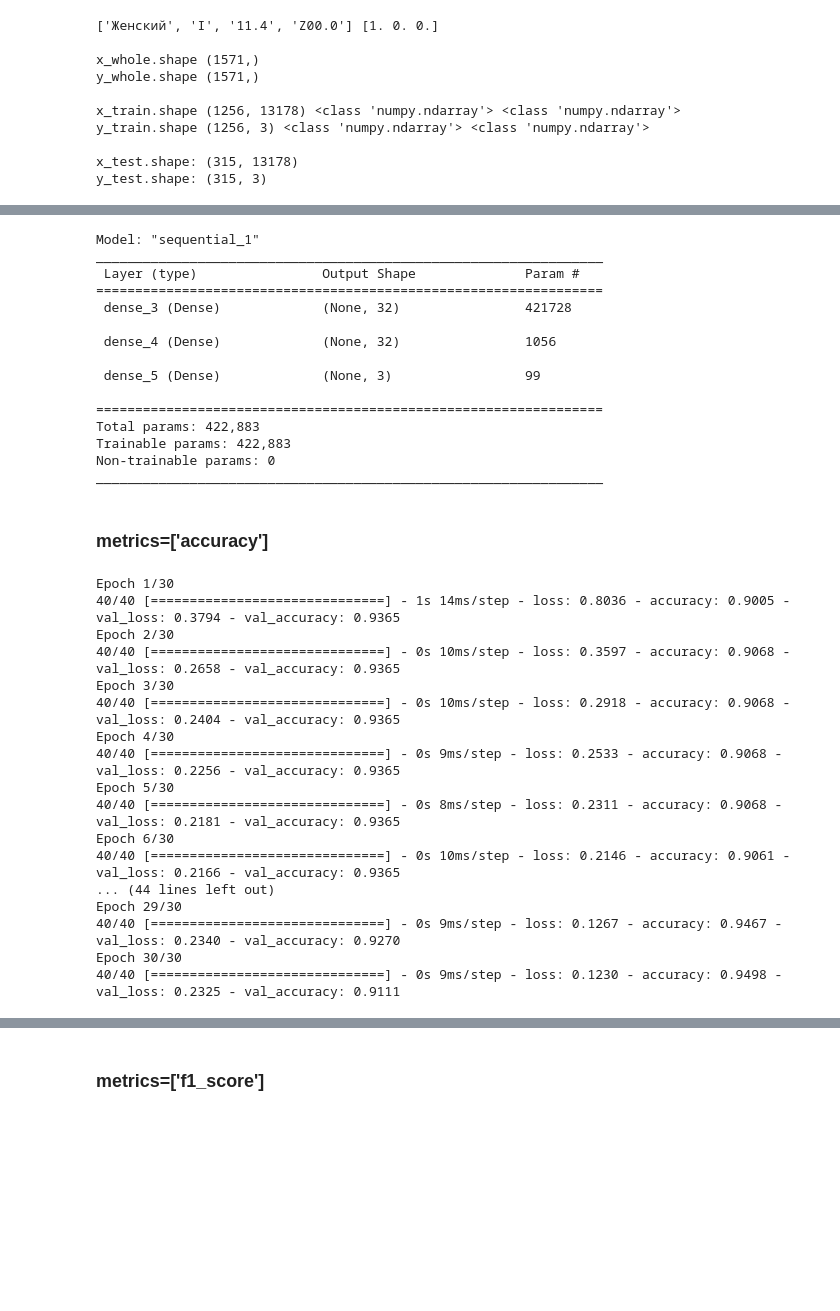
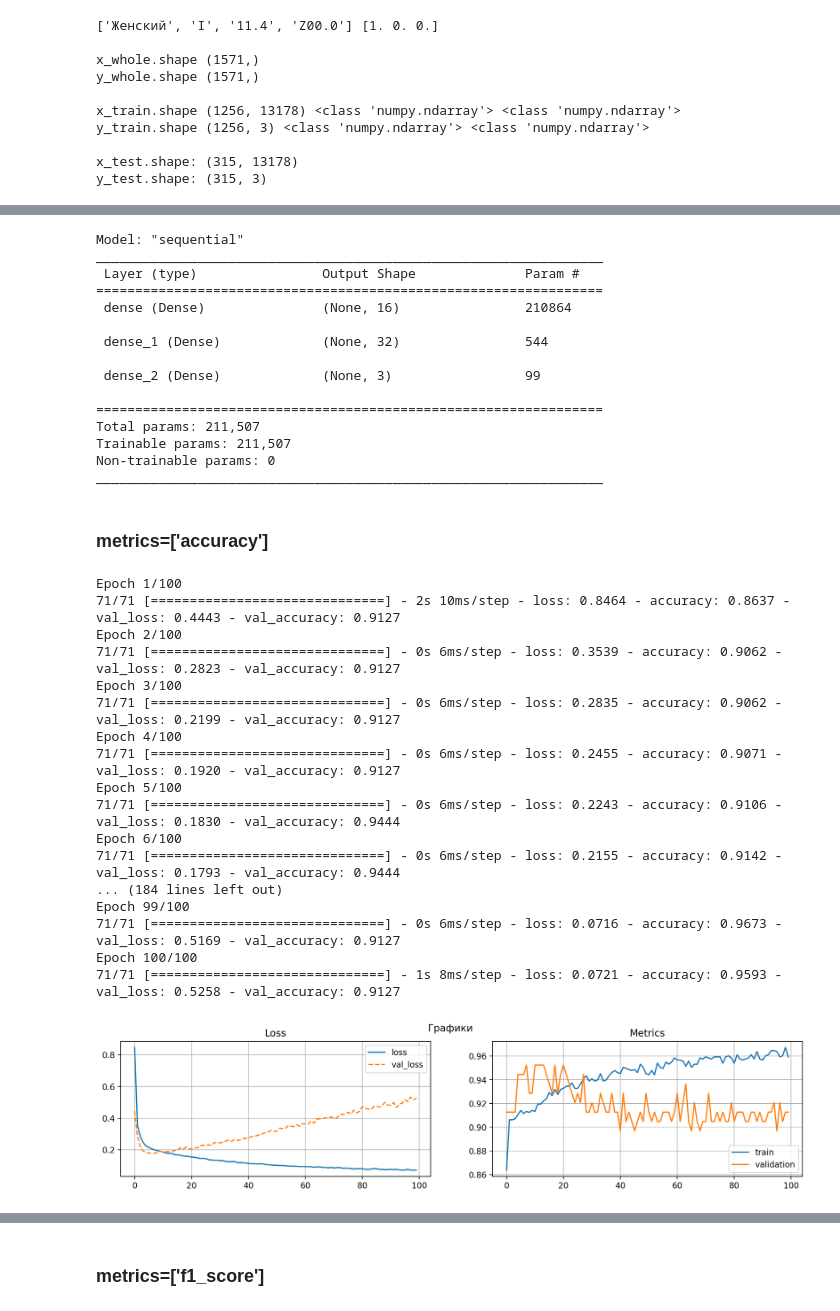
Before and after one commit to Untick/InspectrumClinic_RecSys, a Jupyter notebook: 03(5)_profpatolog_Tokenizer.ipynb, the cells around one changed output, grey strips where cells are left out. Cells and saved outputs as stored; diff of their text form; code cells hidden in the pictures; blank space fills up the shorter version.

```diff
--- a/03(5)_profpatolog_Tokenizer.ipynb
+++ b/03(5)_profpatolog_Tokenizer.ipynb
@@ -508,24 +517,24 @@ y_test.shape: (315, 3)
 # %%
 model_1 = Sequential()
-model_1.add(Dense(32, activation = 'relu', input_shape=(13178,)))
+model_1.add(Dense(16, activation = 'relu', input_shape=(13178,)))
 model_1.add(Dense(32, activation = 'relu'))
 model_1.add(Dense(3, activation = 'softmax'))
 
 model_1.summary()
 # %% [output]
-Model: "sequential_1"
+Model: "sequential"
 _________________________________________________________________
  Layer (type)                Output Shape              Param #
 =================================================================
- dense_3 (Dense)             (None, 32)                421728
+ dense (Dense)               (None, 16)                210864
 
- dense_4 (Dense)             (None, 32)                1056
+ dense_1 (Dense)             (None, 32)                544
 
- dense_5 (Dense)             (None, 3)                 99
+ dense_2 (Dense)             (None, 3)                 99
 
 =================================================================
-Total params: 422,883
-Trainable params: 422,883
+Total params: 211,507
+Trainable params: 211,507
 Non-trainable params: 0
 _________________________________________________________________
 # %% [markdown]
@@ -535,22 +544,42 @@ model_1.compile(optimizer='adam',
                 loss='categorical_crossentropy',
                 metrics=['accuracy'])
 # %%
-history = model_1.fit(x_train_dataset, y_train_dataset, batch_size=32, epochs=30, validation_data=(x_test_dataset, y_test_dataset))
+history = model_1.fit(x_train_dataset, y_train_dataset, batch_size=16, epochs=100, validation_split=0.1)
 # %% [output]
-Epoch 1/30
-40/40 [==============================] - 1s 14ms/step - loss: 0.8036 - accuracy: 0.9005 - val_loss: 0.3794 - val_accuracy: 0.9365
-Epoch 2/30
-40/40 [==============================] - 0s 10ms/step - loss: 0.3597 - accuracy: 0.9068 - val_loss: 0.2658 - val_accuracy: 0.9365
-Epoch 3/30
-40/40 [==============================] - 0s 10ms/step - loss: 0.2918 - accuracy: 0.9068 - val_loss: 0.2404 - val_accuracy: 0.9365
-Epoch 4/30
-40/40 [==============================] - 0s 9ms/step - loss: 0.2533 - accuracy: 0.9068 - val_loss: 0.2256 - val_accuracy: 0.9365
-Epoch 5/30
-40/40 [==============================] - 0s 8ms/step - loss: 0.2311 - accuracy: 0.9068 - val_loss: 0.2181 - val_accuracy: 0.9365
-Epoch 6/30
-40/40 [==============================] - 0s 10ms/step - loss: 0.2146 - accuracy: 0.9061 - val_loss: 0.2166 - val_accuracy: 0.9365
-... (44 lines left out)
-Epoch 29/30
-40/40 [==============================] - 0s 9ms/step - loss: 0.1267 - accuracy: 0.9467 - val_loss: 0.2340 - val_accuracy: 0.9270
-Epoch 30/30
-40/40 [==============================] - 0s 9ms/step - loss: 0.1230 - accuracy: 0.9498 - val_loss: 0.2325 - val_accuracy: 0.9111
+Epoch 1/100
+71/71 [==============================] - 2s 10ms/step - loss: 0.8464 - accuracy: 0.8637 - val_loss: 0.4443 - val_accuracy: 0.9127
+Epoch 2/100
+71/71 [==============================] - 0s 6ms/step - loss: 0.3539 - accuracy: 0.9062 - val_loss: 0.2823 - val_accuracy: 0.9127
+Epoch 3/100
+71/71 [==============================] - 0s 6ms/step - loss: 0.2835 - accuracy: 0.9062 - val_loss: 0.2199 - val_accuracy: 0.9127
+Epoch 4/100
+71/71 [==============================] - 0s 6ms/step - loss: 0.2455 - accuracy: 0.9071 - val_loss: 0.1920 - val_accuracy: 0.9127
+Epoch 5/100
+71/71 [==============================] - 0s 6ms/step - loss: 0.2243 - accuracy: 0.9106 - val_loss: 0.1830 - val_accuracy: 0.9444
+Epoch 6/100
+71/71 [==============================] - 0s 6ms/step - loss: 0.2155 - accuracy: 0.9142 - val_loss: 0.1793 - val_accuracy: 0.9444
+... (184 lines left out)
+Epoch 99/100
+71/71 [==============================] - 0s 6ms/step - loss: 0.0716 - accuracy: 0.9673 - val_loss: 0.5169 - val_accuracy: 0.9127
+Epoch 100/100
+71/71 [==============================] - 1s 8ms/step - loss: 0.0721 - accuracy: 0.9593 - val_loss: 0.5258 - val_accuracy: 0.9127
+# %%
+#@title Визуализация процесса обучения
+
+f,axes = plt.subplots(1, 2, figsize=(15,3), dpi=200)
+
+f.suptitle('Графики')
+
+axes[0].plot(history.history['loss'], '-', history.history['val_loss'],'--')
+axes[0].legend(['loss','val_loss'])
+axes[0].set_title('Loss')
+axes[0].grid()
+
+axes[1].plot(history.history['accuracy'], '-' , history.history['val_accuracy'])
+axes[1].legend(['train','validation'])
+axes[1].set_title('Metrics')
+axes[1].grid()
+
+plt.show()
+# %% [output]
+[figure, added]
```
Also changed, not shown: parts of 37 cells of this notebook.
